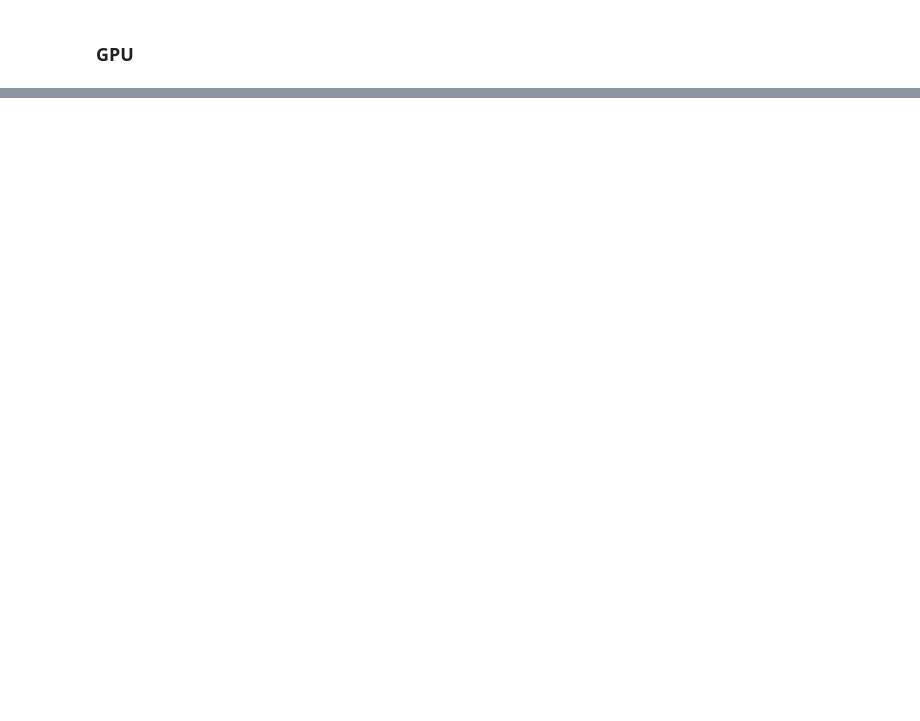
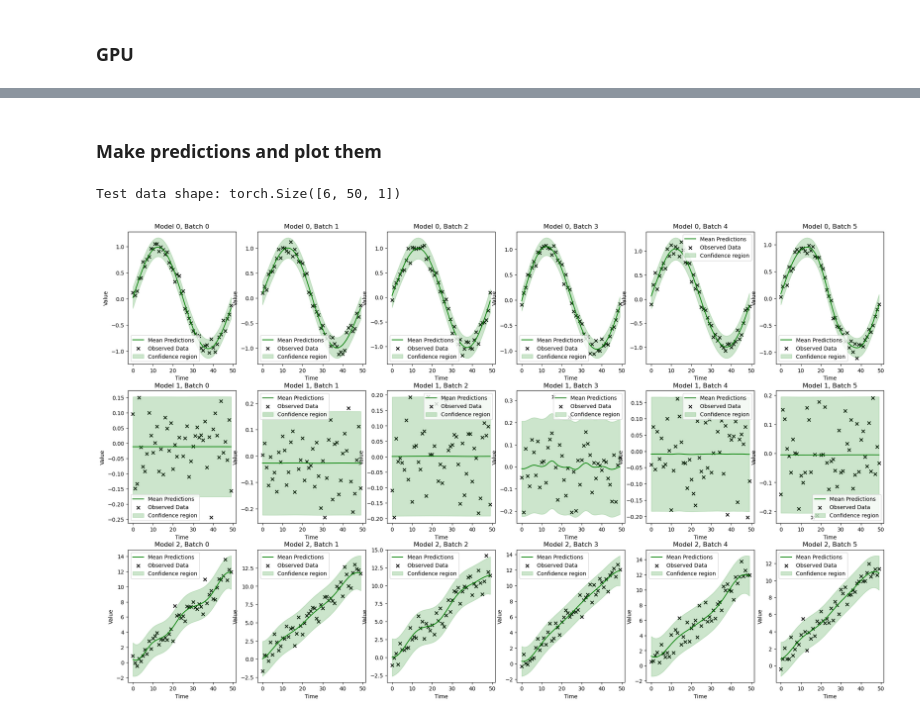
Before and after one commit to BenjaminDeporte/MVA_Stage, a Jupyter notebook: notebooks/Sandbox_training_batch_GP.ipynb, the cells around one changed output, grey strips where cells are left out. Saved outputs shown, nothing was run; the diff lists cells and outputs as text; code cells hidden in the pictures; blank space fills up the shorter version.

```diff
--- a/notebooks/Sandbox_training_batch_GP.ipynb
+++ b/notebooks/Sandbox_training_batch_GP.ipynb
@@ -468,0 +53,4 @@ Negative Log Marginal Likelihood (lower is better): 1.20
+# %%
+# parameters
+T = 50  # time steps
+N = 3  # dimensions, cad le nombre de processus stochastiques à apprendre
@@ -468,0 +109,12 @@ Negative Log Marginal Likelihood (lower is better): 1.20
+# %%
+# plot batches
+fig, ax = plt.subplots(min(4,B), N, figsize=(12, 8))
+for i in range(min(4,B)):
+    for j in range(N):
+        ax[i,j].plot(big_batch[i,:,j].cpu(), label=f'batch {i}, f{j+1}')
+        ax[i,j].set_title(f'batch {i}, f{j+1}')
+        ax[i,j].legend()
+        ax[i,j].set_xlabel('Time')
+        ax[i,j].set_ylabel('Value')
+plt.tight_layout()
+plt.show()
@@ -468,0 +184,4 @@ Negative Log Marginal Likelihood (lower is better): 1.20
+# %%
+for i, model in enumerate(models):
+    model.train()  # set the model to training mode
+    print(f"Model {i} initialized with train_y shape: {model.train_targets.size()}")
@@ -468,0 +231,38 @@ Negative Log Marginal Likelihood (lower is better): 1.20
+# %% [markdown]
+### Make predictions and plot them
+# %%
+B_test = 6 # number of batches to test
+
+fig, ax = plt.subplots(3, B_test, figsize=(25, 15))
+
+test_x = torch.linspace(0.0, T-1, steps=T)  # shape (T,)
+test_x = test_x.unsqueeze(0)  # shape (1 ,T)
+test_x = test_x.repeat(B_test, 1)  # shape (B, T)
+test_x = test_x.unsqueeze(2)  # shape (B, T, 1)
+test_x = test_x.to(device=device)  # input data (time steps)
+print("Test data shape:", test_x.size())
+
+for i, model in enumerate(models):
+    model.eval()
+    model.likelihood.eval()
+    for j in range(min(6,B_test)):
+        with torch.no_grad():
+            observed_pred = model.likelihood(model(test_x))  # predictions du modele sur test_x, c'est une torch.distributions.MultivariateNormal
+            # moyenne
+            mean = observed_pred.mean.cpu()  #
+            # intervalle de confiance
+            # lower et upper sont les bornes de l'intervalle de confiance à 95%
+            lower, upper = observed_pred.confidence_region()
+            lower = lower.cpu()
+            upper = upper.cpu()
+            # display
+            ax[i,j].plot(test_x[j,:,0].cpu(), mean[j,:], 'g', label='Mean Predictions')
+            ax[i,j].scatter(test_x[j,:,0].cpu(), model.train_targets[j,:].cpu(), c='black', marker='x', label='Observed Data')
+            ax[i,j].fill_between(test_x[j,:,0].cpu(), lower[j,:], upper[j,:], alpha=0.2, color='g', label='Confidence region')
+            ax[i,j].set_title(f'Model {i}, Batch {j}')
+            ax[i,j].set_xlabel('Time')
+            ax[i,j].set_ylabel('Value')
+            ax[i,j].legend()
+# %% [output]
+Test data shape: torch.Size([6, 50, 1])
+[figure, added]
```
Also changed, not shown: parts of 48 cells of this notebook.
